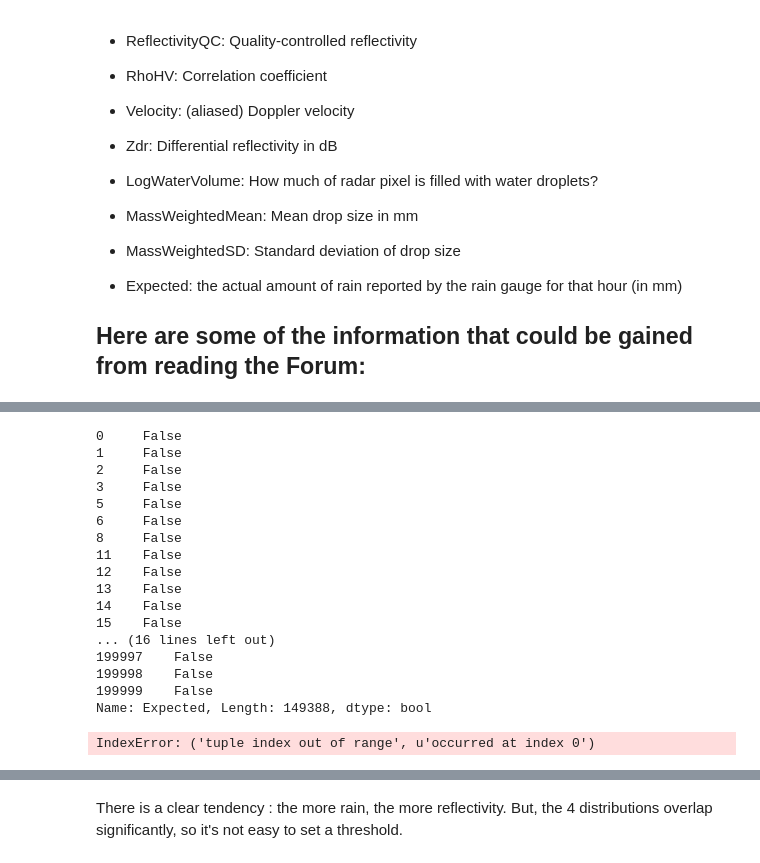
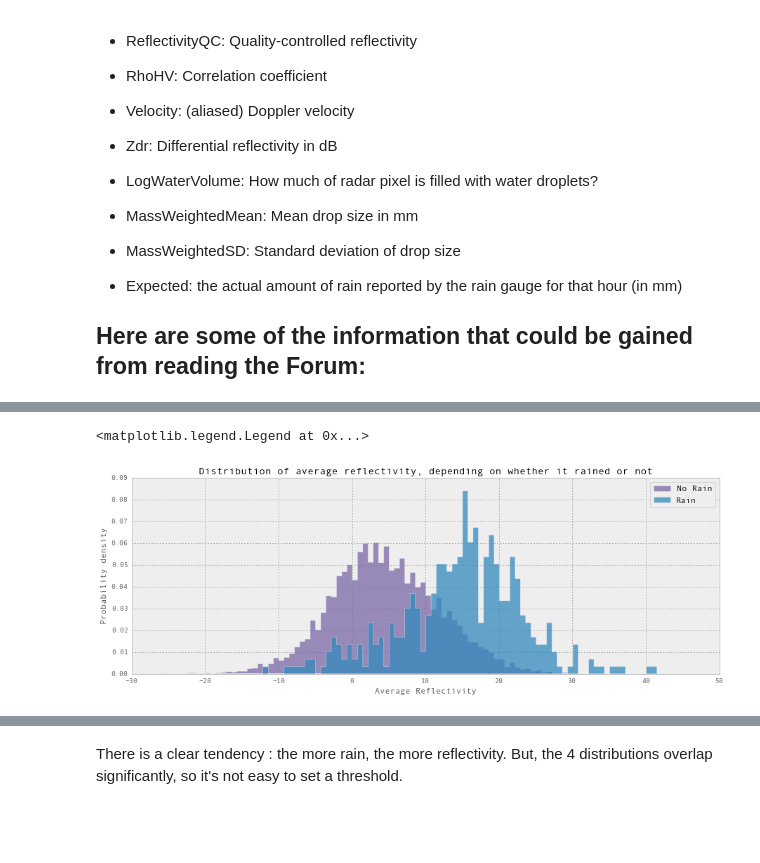
Before and after one commit to jfraj/krad, a Jupyter notebook: notebook/Make It Rain.ipynb, the cells around one changed output, grey strips where cells are left out. Drawn from its saved outputs; the diff is of its cells as text; code cells hidden in the pictures; blank space fills up the shorter version.

```diff
--- a/notebook/Make It Rain.ipynb
+++ b/notebook/Make It Rain.ipynb
@@ -107,23 +107,3 @@ plt.show()
-# %%
-rain
-# %% [output]
-0     False
-1     False
-2     False
-3     False
-5     False
-6     False
-8     False
-11    False
-12    False
-13    False
-14    False
-15    False
-... (16 lines left out)
-199997    False
-199998    False
-199999    False
-Name: Expected, Length: 149388, dtype: bool
 # %%
 import sys
 sys.path.append('../../krad/')
@@ -133,43 +113,50 @@ import clean
 # remove unreasonable gauge data
 is_reasonable_data = data['Expected'] < 70
 
-df = data.loc[is_reasonable_data]
+# let's create a copy of the dataframe with only the reasonable data.
+# the use of the method .copy creates a completely new dataframe which
+# is no longer tied with the original one (this isn't very efficient as we are
+# copying data). However, this avoids those annoying SettingWithCopyWarning.
+df = data[is_reasonable_data].copy()
+
 
 # Create a new column which contains a tuple representing
 # the number of distinct radar measurements in the row, each
 # element of the tuple indicating the number of time steps for a given
 # radar
 df['RadarCounts'] = df['TimeToEnd'].apply(clean.getRadarLength)
 
-# Get the single radar data
+    # Get the single radar data
 def identify_single_radar(radar_tuple):
     if len(radar_tuple) == 1:
         return True
     else:
         return False
 
 single_radar = df['RadarCounts'].apply(identify_single_radar)
 
 
-df_single_radar = df.loc[single_radar]
+# let's use the .copy() method again, avoiding SettingWithCopyWarning.
+df_single_radar = df[single_radar].copy()
 
 
 # split the data in two: whether it rained or not.
 rain    = df_single_radar['Expected'].apply(lambda n: n > 0 )
 no_rain = df_single_radar['Expected'].apply(lambda n: n == 0 )
 
-df_single_radar['Avg_Reflectivity'] = df_single_radar[['RadarCounts','Reflectivity']].apply(clean.separate_listInColumn,axis=1)
-                                                                        #.apply(lambda tup: N.average(tup[0]))
-"""
+df_single_radar['Avg_Reflectivity'] = (df_single_radar[['RadarCounts','Reflectivity']]
+                                       .apply(clean.separate_listInColumn,axis=1)
+                                       .apply(lambda tup: N.average(tup[0])))
+
 rain_avg_reflectivity = df_single_radar[rain]['Avg_Reflectivity'].get_values()
 no_rain_avg_reflectivity = df_single_radar[no_rain]['Avg_Reflectivity'].get_values()
 
 hist = plt.hist([rain_avg_reflectivity,no_rain_avg_reflectivity],bins=100,normed=True,stacked=False,histtype='stepfilled',
                 label=['Rain','No Rain'],alpha=0.75)
 plt.xlabel('Average Reflectivity')
 plt.ylabel('Probability density')
 plt.title('Distribution of average reflectivity, depending on whether it rained or not')
 plt.legend(loc=0)
-"""
 # %% [output]
-IndexError: ('tuple index out of range', u'occurred at index 0')
+<matplotlib.legend.Legend at 0x...>
+[figure, added]
```
Also changed, not shown: parts of 9 cells of this notebook.
